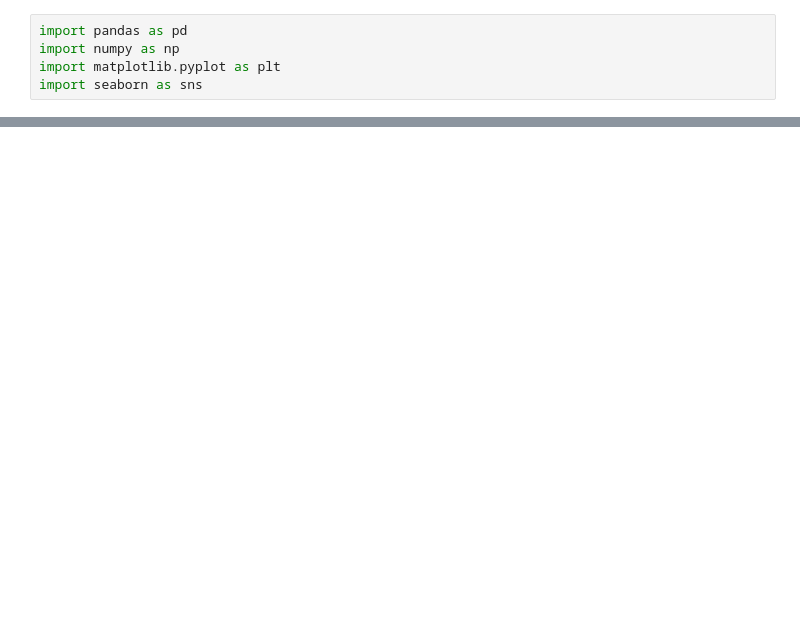
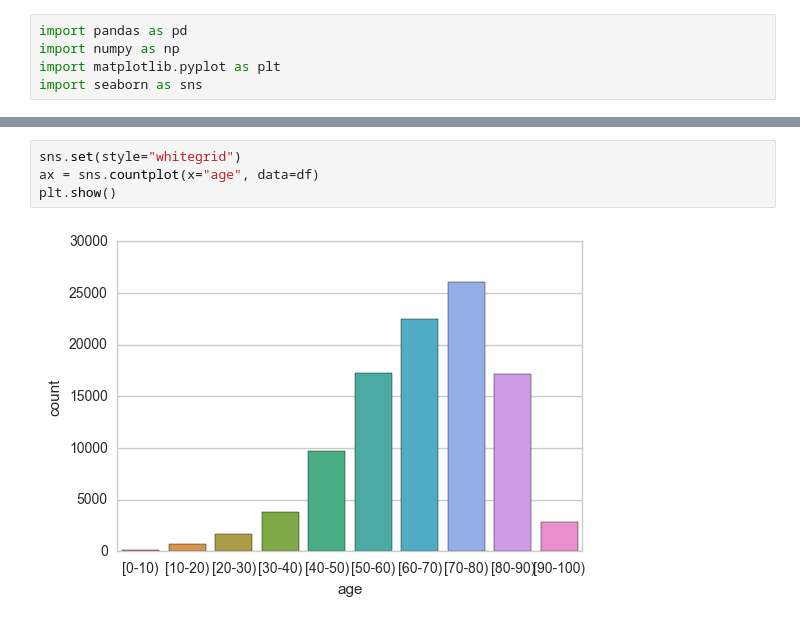
Before and after one commit to rikithamanjunath/diabetes-readmission, a Jupyter notebook: eda.ipynb, the cells around one changed output, grey strips where cells are left out. Cells and saved outputs as stored; diff of their text form; blank space fills up the shorter version.

```diff
--- a/eda.ipynb
+++ b/eda.ipynb
@@ -89,0 +46,6 @@ Name: encounter_id, dtype: int64
+# %%
+sns.set(style="whitegrid")
+ax = sns.countplot(x="age", data=df)
+plt.show()
+# %% [output]
+[figure, added]
```
Also changed, not shown: parts of 9 cells of this notebook.
